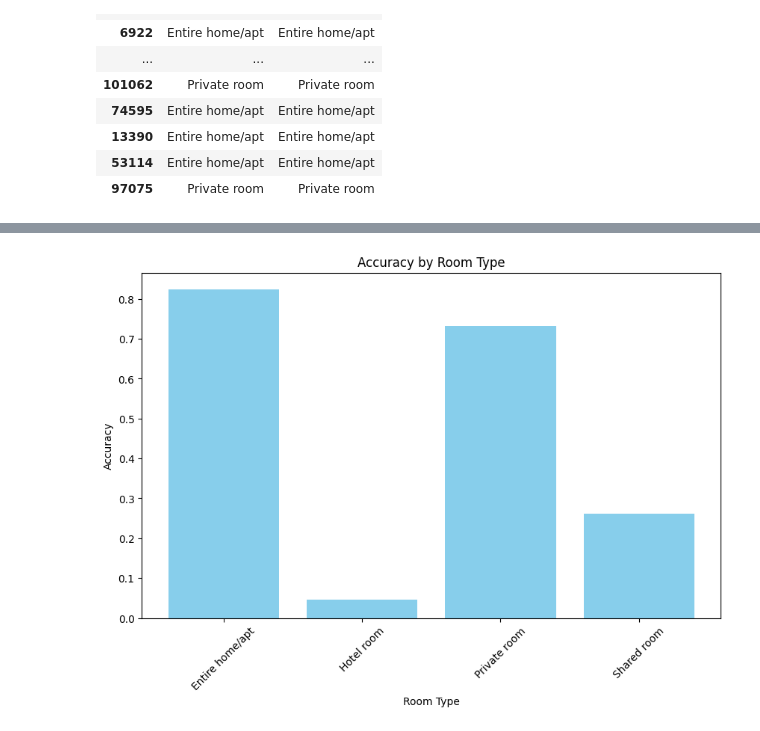
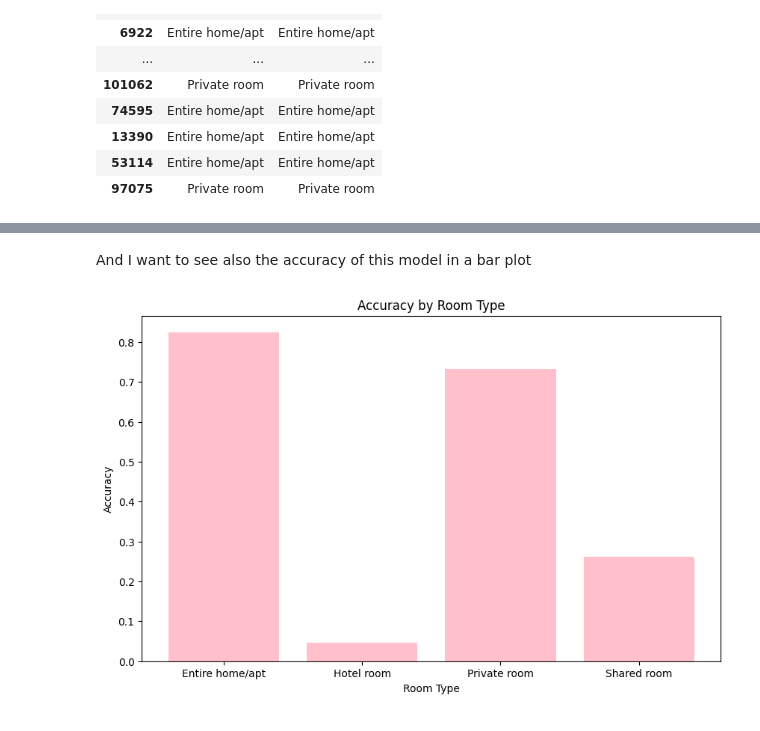
Before and after one commit to AnnaBicelli/Airbnb_Open_Data_project, a Jupyter notebook: Modeling_Airbnb_project.ipynb, the cells around one changed output, grey strips where cells are left out. Drawn from its saved outputs; the diff is of its cells as text; code cells hidden in the pictures.

Commit message:
Plots on the Classification Model

```diff
--- a/Modeling_Airbnb_project.ipynb
+++ b/Modeling_Airbnb_project.ipynb
@@ -680,21 +639,20 @@ e posso vedere l'accuratezza anche con il seguente bar plot
+# %% [markdown]
+And I want to see also the accuracy of this model in a bar plot
 # %%
-import matplotlib.pyplot as plt
-import numpy as np
-
-# Calcola l'accuratezza della classificazione per ciascuna classe
+# Calculates classification accuracy for each class.
 class_accuracy = {}
 for i, class_name in enumerate(model1.classes_):
     correct_predictions = np.sum((Y1_test == class_name) & (Y1_pred == class_name))
     total_predictions = np.sum(Y1_test == class_name)
     class_accuracy[class_name] = correct_predictions / total_predictions
 
-# Plot del grafico a barre
+# Bar plot
 plt.figure(figsize=(10, 6))
-plt.bar(class_accuracy.keys(), class_accuracy.values(), color='skyblue')
+plt.bar(class_accuracy.keys(), class_accuracy.values(), color='pink')
 plt.xlabel('Room Type')
 plt.ylabel('Accuracy')
 plt.title('Accuracy by Room Type')
-plt.xticks(rotation=45)
+plt.xticks(rotation=0)
 plt.show()
 # %% [output]
-[figure, old version]
+[figure, new version]
```
Also changed, not shown: parts of 56 cells of this notebook.
